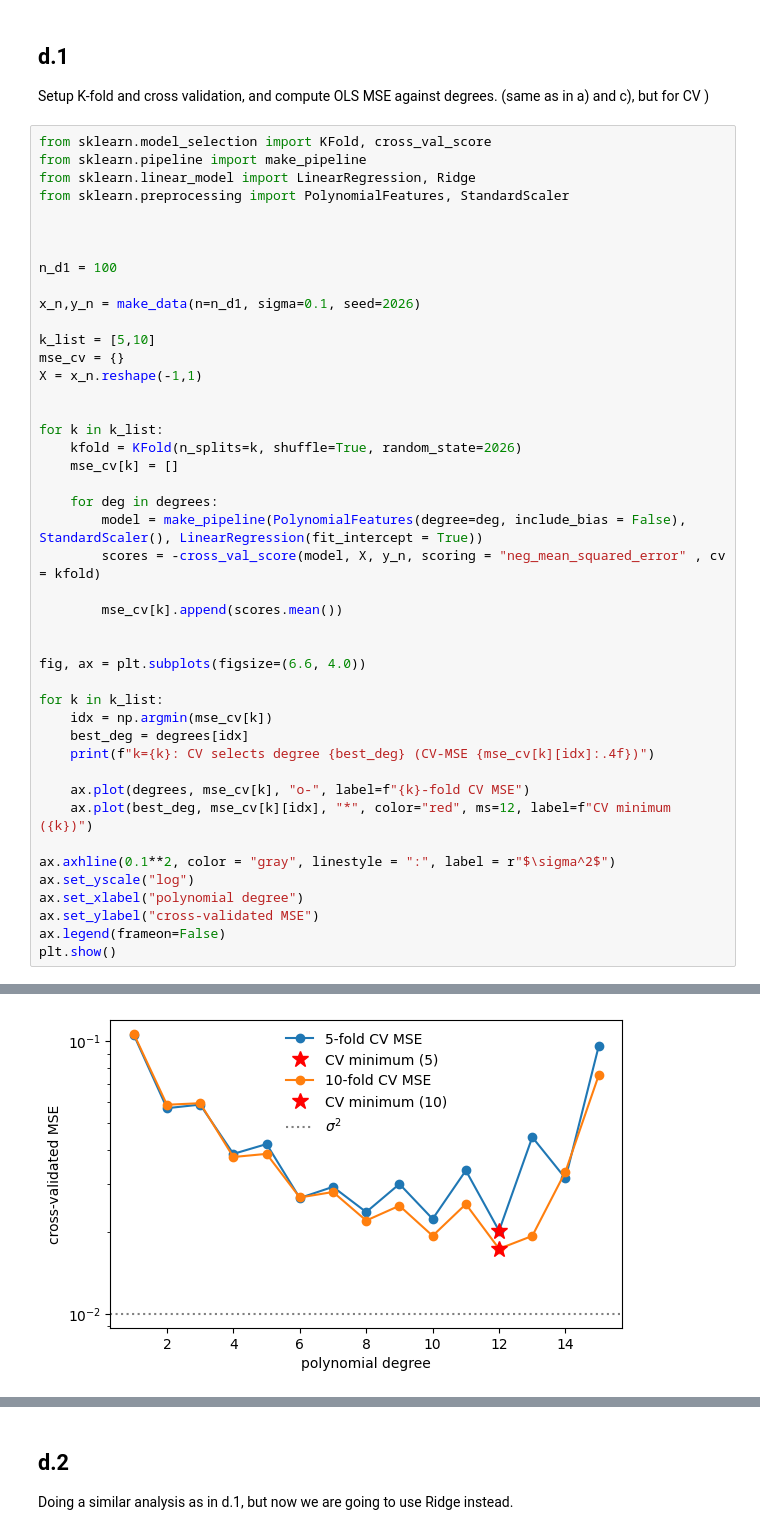
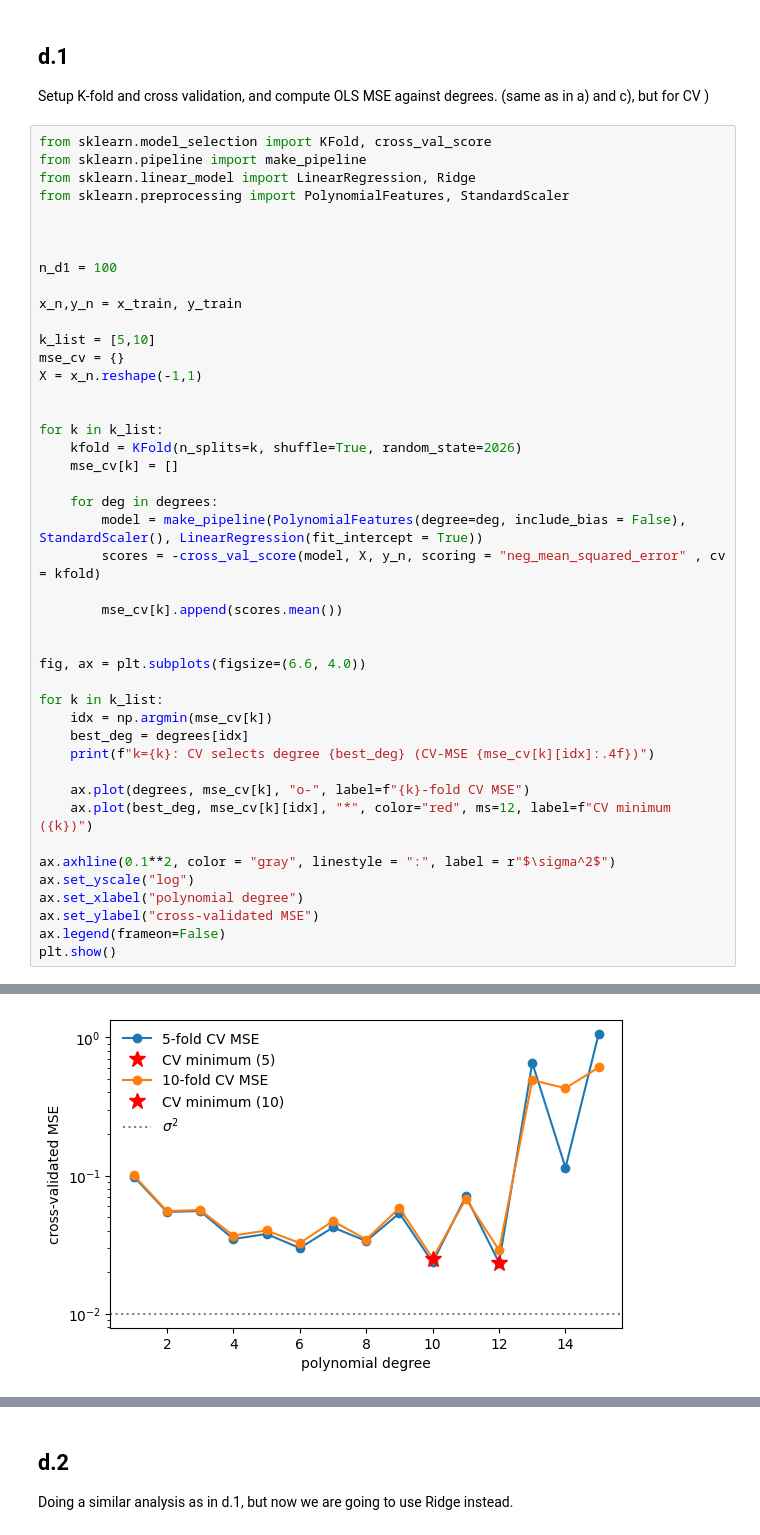
Before and after one commit to GardKL/Project1, a Jupyter notebook: Project1/code/Project1_gard.ipynb, the cells around one changed output, grey strips where cells are left out. Drawn from its saved outputs; the diff is of its cells as text.

```diff
--- a/Project1/code/Project1_gard.ipynb
+++ b/Project1/code/Project1_gard.ipynb
@@ -789,7 +789,7 @@ from sklearn.preprocessing import PolynomialFeatures, StandardScaler
 
 n_d1 = 100
 
-x_n,y_n = make_data(n=n_d1, sigma=0.1, seed=2026)
+x_n,y_n = x_train, y_train
 
 k_list = [5,10]
 mse_cv = {}
@@ -829,4 +829,4 @@ k=10: CV selects degree 12 (CV-MSE 0.0173)
-[figure, old version]
+[figure, new version]
 # %% [markdown]
 Notes to the report:
 
```
Also changed, not shown: parts of 9 cells of this notebook.
